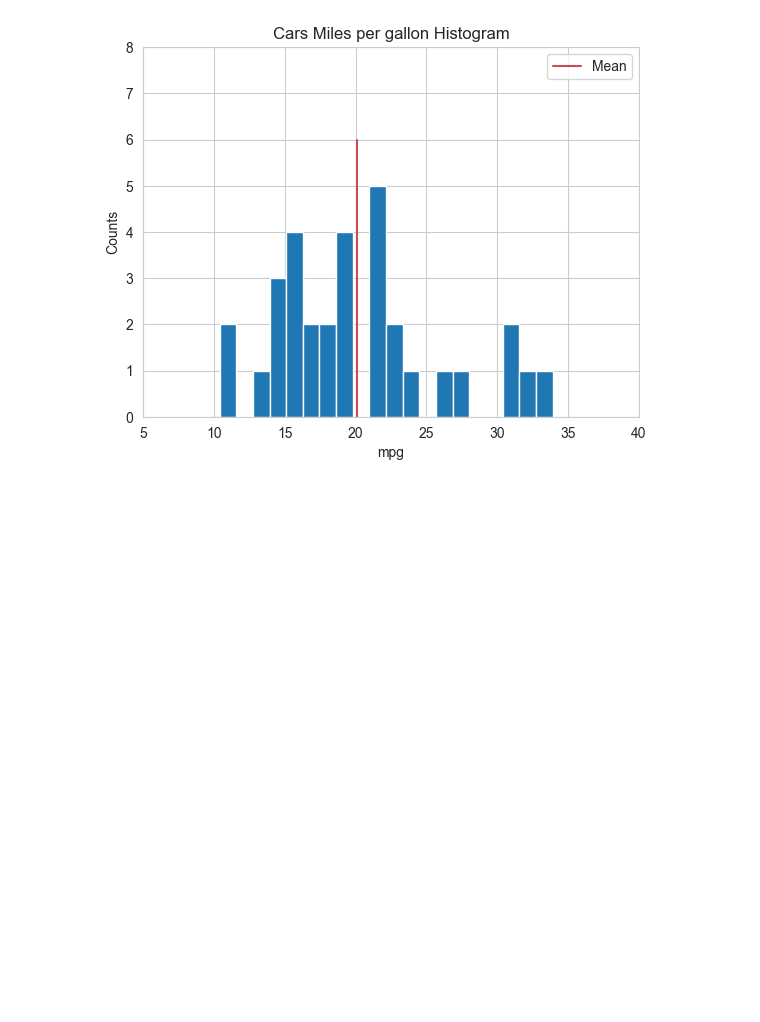
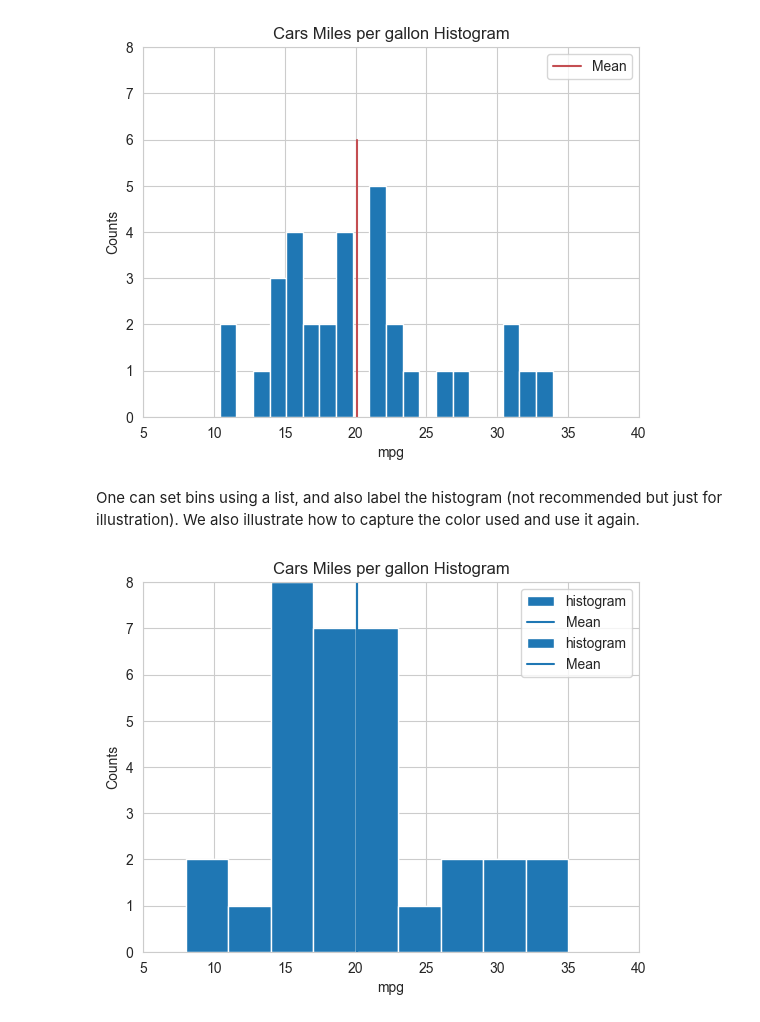
Before and after one commit to crdcamp/lin-reg-application, a Jupyter notebook: references/1_exploratory_data_analysis.ipynb, the cells around one changed output. Drawn from its saved outputs; the diff is of its cells as text; code cells hidden in the pictures; blank space fills up the shorter version.

```diff
--- a/references/1_exploratory_data_analysis.ipynb
+++ b/references/1_exploratory_data_analysis.ipynb
@@ -787,3 +787,19 @@ with sns.axes_style("whitegrid"):
     plt.show()
 # %% [output]
 [figure]
+# %% [markdown]
+One can set bins using a list, and also label the histogram (not recommended but just for illustration). We also illustrate how to capture the color used and use it again.
+# %%
+with sns.axes_style("whitegrid"):
+    color = sns.color_palette()[0]
+    plt.hist(dfcars.mpg.values, bins=range(5, 40, 3), label="histogram", color=color)
+    plt.xlim(5, 40)
+    plt.ylim([0, 8])
+    plt.axvline(dfcars.mpg.mean(), 0, 1.0, color=color, label='Mean')
+    plt.xlabel("mpg")
+    plt.ylabel("Counts")
+    plt.title("Cars Miles per gallon Histogram")
+    plt.legend()
+    plt.show()
+# %% [output]
+[figure, added]
```
Also changed, not shown: parts of 6 cells of this notebook.
